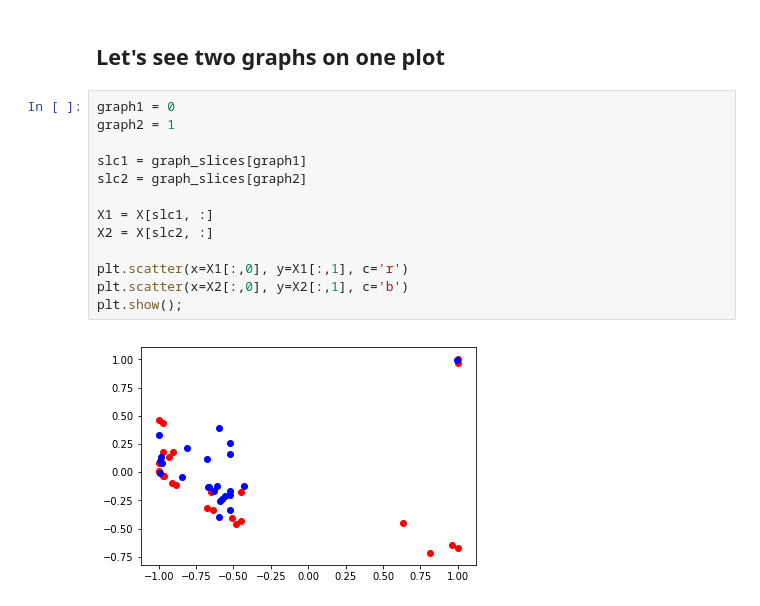
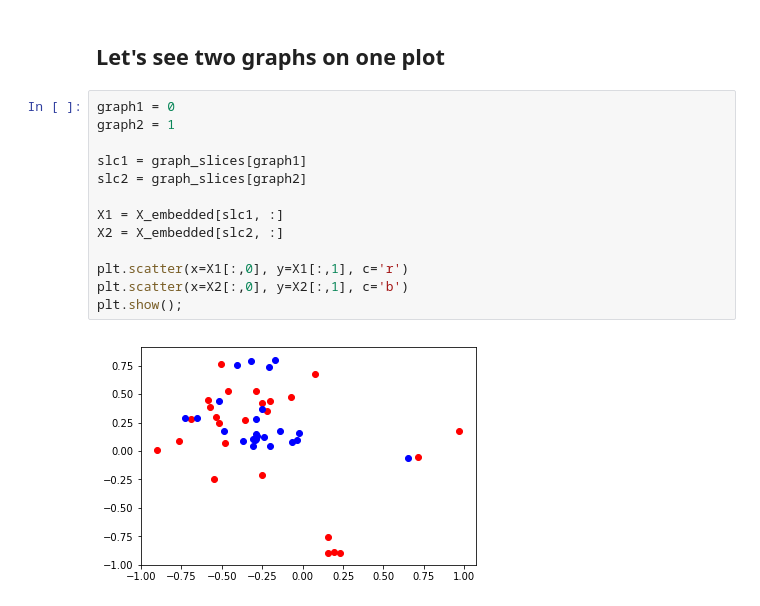
Before and after one commit to iskrzyns/graph-node-analysis, a Jupyter notebook: 3-denoising-autoencoder.ipynb, the cells around one changed output. Drawn from its saved outputs; the diff is of its cells as text.

Commit message:
Added custom MSE + fix in plotting two graphs

```diff
--- a/3-denoising-autoencoder.ipynb
+++ b/3-denoising-autoencoder.ipynb
@@ -148,15 +156,15 @@ plt.scatter(x=X_dent[:,0], y=X_dent[:,1])
 # %%
 graph1 = 0
 graph2 = 1
 
 slc1 = graph_slices[graph1]
 slc2 = graph_slices[graph2]
 
-X1 = X[slc1, :]
-X2 = X[slc2, :]
+X1 = X_embedded[slc1, :]
+X2 = X_embedded[slc2, :]
 
 plt.scatter(x=X1[:,0], y=X1[:,1], c='r')
 plt.scatter(x=X2[:,0], y=X2[:,1], c='b')
 plt.show();
 # %% [output]
-[figure, old version]
+[figure, new version]
```
Also changed, not shown: parts of 8 cells of this notebook.
